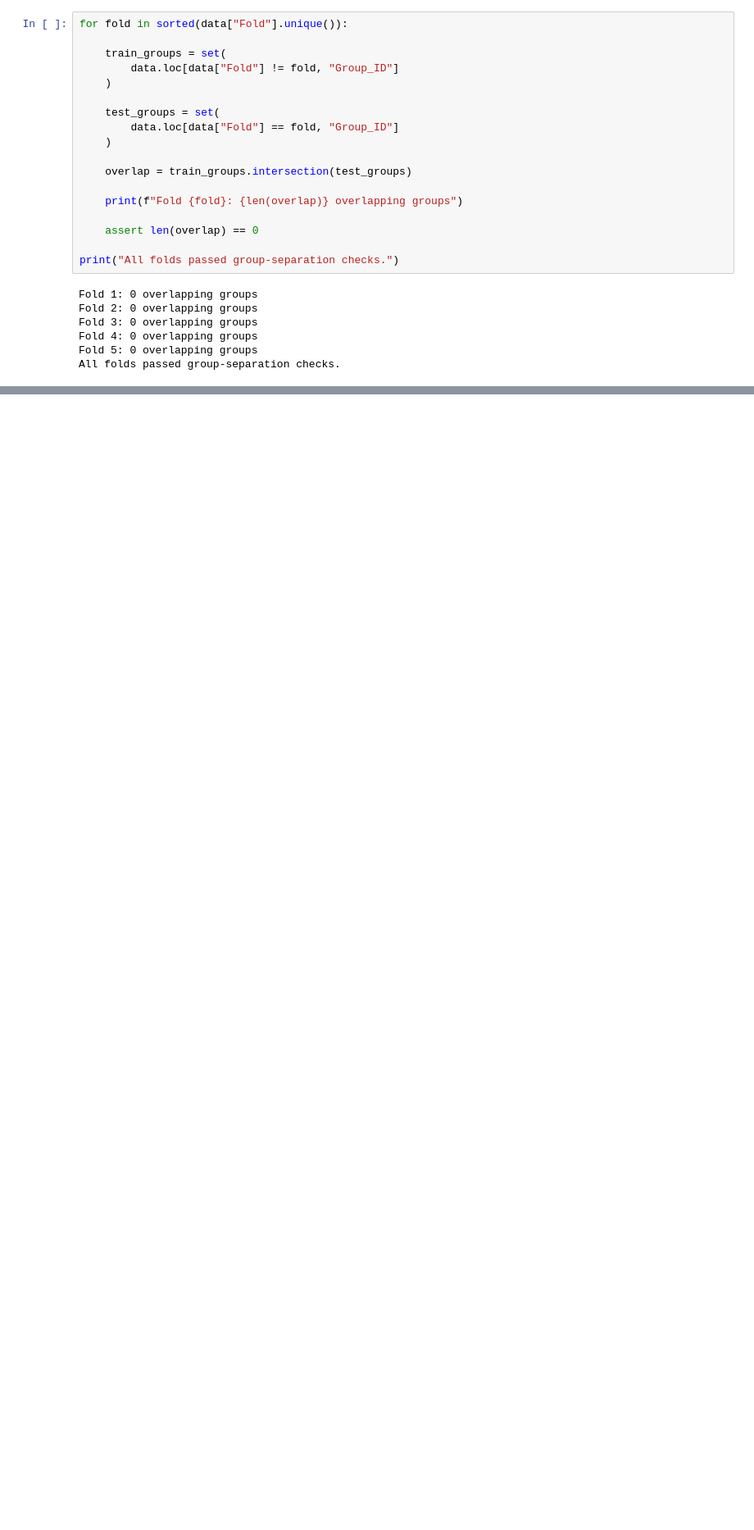
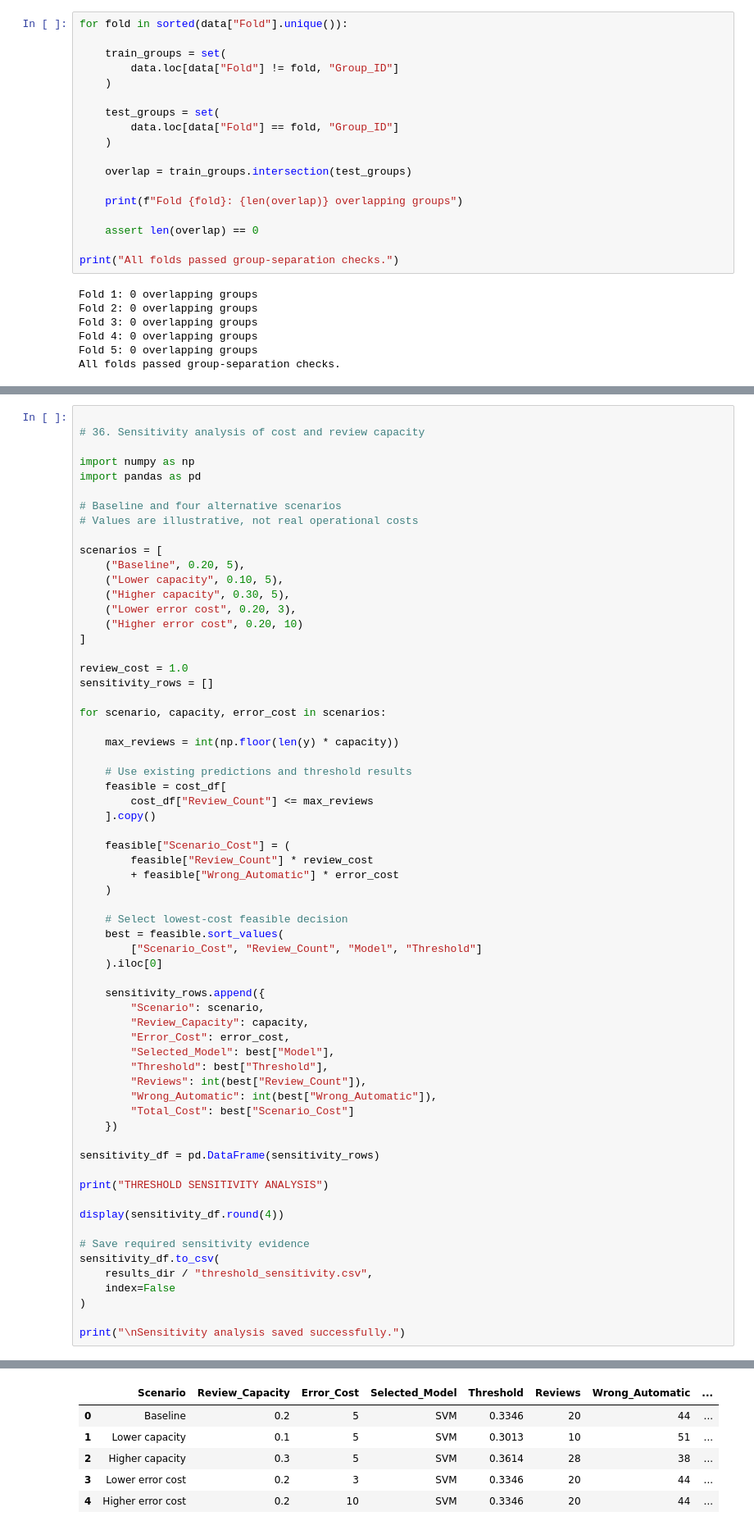
Before and after one commit to MassamAli5/DS_4, a Jupyter notebook: notebooks/01_data_inspection.ipynb, the cells around one changed output, grey strips where cells are left out. Shown at 82% size. Drawn from its saved outputs; the diff is of its cells as text; blank space fills up the shorter version.

```diff
--- a/notebooks/01_data_inspection.ipynb
+++ b/notebooks/01_data_inspection.ipynb
@@ -925,0 +2836,65 @@ All folds passed group-separation checks.
+# %%
+
+# 36. Sensitivity analysis of cost and review capacity
+
+import numpy as np
+import pandas as pd
+
+# Baseline and four alternative scenarios
+# Values are illustrative, not real operational costs
+
+scenarios = [
+    ("Baseline", 0.20, 5),
+    ("Lower capacity", 0.10, 5),
+    ("Higher capacity", 0.30, 5),
+    ("Lower error cost", 0.20, 3),
+    ("Higher error cost", 0.20, 10)
+]
+
+review_cost = 1.0
+sensitivity_rows = []
+
+for scenario, capacity, error_cost in scenarios:
+
+    max_reviews = int(np.floor(len(y) * capacity))
+
+    # Use existing predictions and threshold results
+    feasible = cost_df[
+        cost_df["Review_Count"] <= max_reviews
+    ].copy()
+
+    feasible["Scenario_Cost"] = (
+        feasible["Review_Count"] * review_cost
+        + feasible["Wrong_Automatic"] * error_cost
+    )
+
+    # Select lowest-cost feasible decision
+    best = feasible.sort_values(
+        ["Scenario_Cost", "Review_Count", "Model", "Threshold"]
+    ).iloc[0]
+
+    sensitivity_rows.append({
+        "Scenario": scenario,
+        "Review_Capacity": capacity,
+        "Error_Cost": error_cost,
+        "Selected_Model": best["Model"],
+        "Threshold": best["Threshold"],
+        "Reviews": int(best["Review_Count"]),
+        "Wrong_Automatic": int(best["Wrong_Automatic"]),
+        "Total_Cost": best["Scenario_Cost"]
+    })
+
+sensitivity_df = pd.DataFrame(sensitivity_rows)
+
+print("THRESHOLD SENSITIVITY ANALYSIS")
+
+display(sensitivity_df.round(4))
+
+# Save required sensitivity evidence
+sensitivity_df.to_csv(
+    results_dir / "threshold_sensitivity.csv",
+    index=False
+)
+
+print("\nSensitivity analysis saved successfully.")
+# %% [output]
@@ -925,0 +2902,6 @@ All folds passed group-separation checks.
+|  | Scenario | Review_Capacity | Error_Cost | Selected_Model | Threshold | Reviews | Wrong_Automatic | ... |
+| 0 | Baseline | 0.2 | 5 | SVM | 0.3346 | 20 | 44 | ... |
+| 1 | Lower capacity | 0.1 | 5 | SVM | 0.3013 | 10 | 51 | ... |
+| 2 | Higher capacity | 0.3 | 5 | SVM | 0.3614 | 28 | 38 | ... |
+| 3 | Lower error cost | 0.2 | 3 | SVM | 0.3346 | 20 | 44 | ... |
+| 4 | Higher error cost | 0.2 | 10 | SVM | 0.3346 | 20 | 44 | ... |
```
Also changed, not shown: parts of 20 cells of this notebook, 28 other files.
